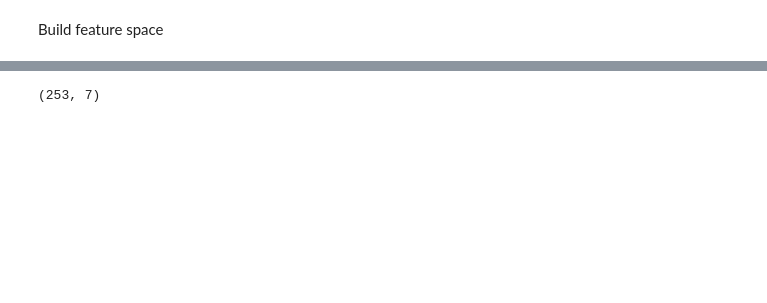
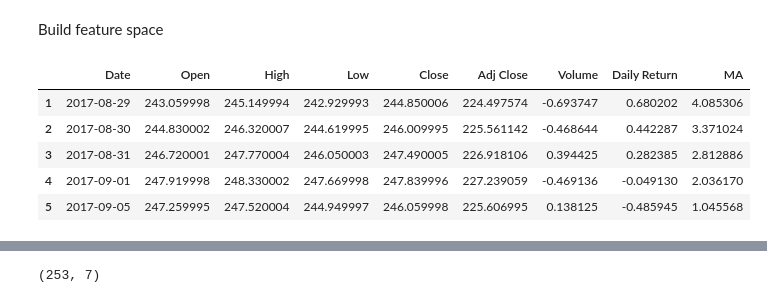
Before and after one commit to florencetsang/ml-portfolio-poc, a Jupyter notebook: ml_portfolio.ipynb, the cells around one changed output, grey strips where cells are left out. Cells and saved outputs as stored; diff of their text form; code cells hidden in the pictures; blank space fills up the shorter version.

```diff
--- a/ml_portfolio.ipynb
+++ b/ml_portfolio.ipynb
@@ -74,0 +103,9 @@ Build feature space
+# %%
+high_risk.head()
+# %% [output]
+|  | Date | Open | High | Low | Close | Adj Close | Volume | Daily Return | MA |
+| 1 | 2017-08-29 | 243.059998 | 245.149994 | 242.929993 | 244.850006 | 224.497574 | -0.693747 | 0.680202 | 4.085306 |
+| 2 | 2017-08-30 | 244.830002 | 246.320007 | 244.619995 | 246.009995 | 225.561142 | -0.468644 | 0.442287 | 3.371024 |
+| 3 | 2017-08-31 | 246.720001 | 247.770004 | 246.050003 | 247.490005 | 226.918106 | 0.394425 | 0.282385 | 2.812886 |
+| 4 | 2017-09-01 | 247.919998 | 248.330002 | 247.669998 | 247.839996 | 227.239059 | -0.469136 | -0.049130 | 2.036170 |
+| 5 | 2017-09-05 | 247.259995 | 247.520004 | 244.949997 | 246.059998 | 225.606995 | 0.138125 | -0.485945 | 1.045568 |
```
Also changed, not shown: parts of 14 cells of this notebook.
